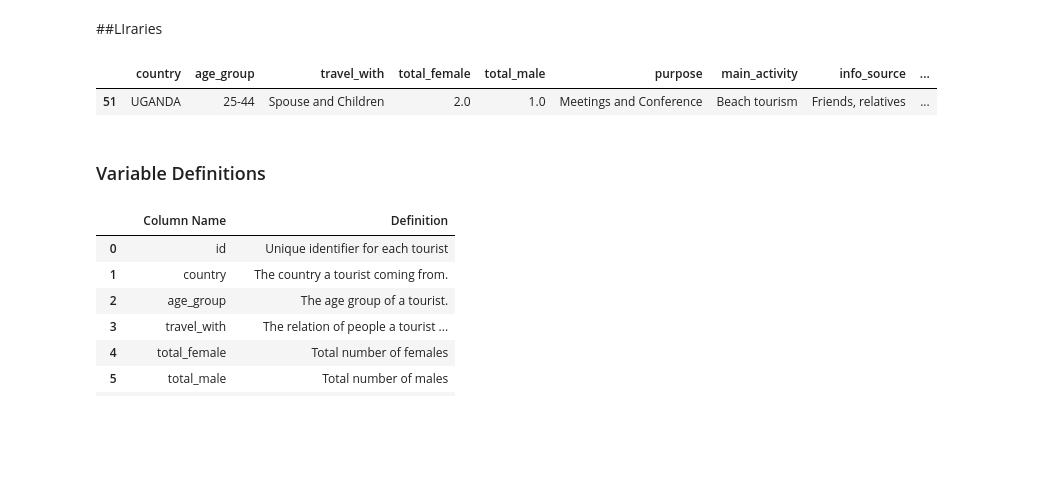
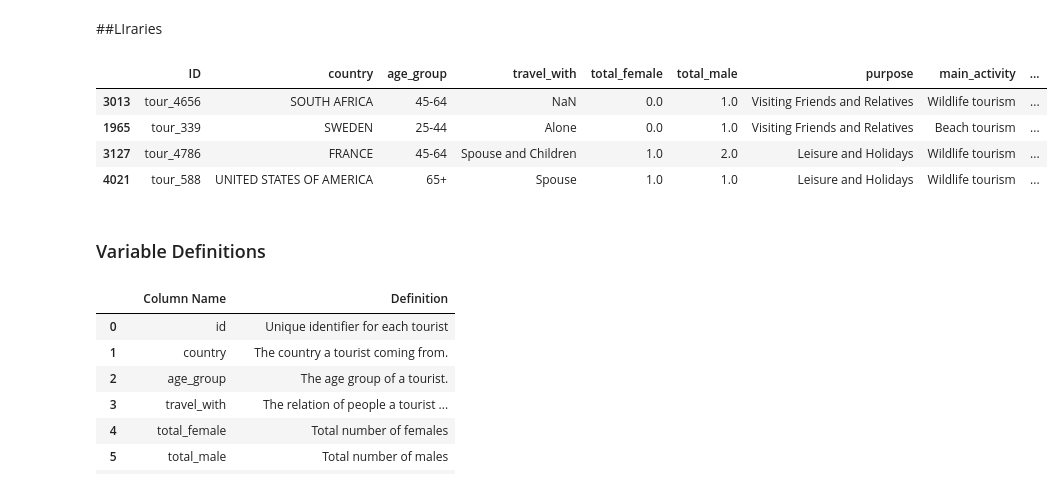
Before and after one commit to Nyotabenson/Tanzania_Tourism_Prediction, a Jupyter notebook: notebook1.ipynb, the cells around one changed output. Cells and saved outputs as stored; diff of their text form; code cells hidden in the pictures; blank space fills up the shorter version.

```diff
--- a/notebook1.ipynb
+++ b/notebook1.ipynb
@@ -15,10 +21,13 @@ pd.set_option('display.max_rows', None)
 # %%
 train = pd.read_csv('Train.csv')
 # %%
-train.sample()
+train.sample(4)
 # %% [output]
-|  | country | age_group | travel_with | total_female | total_male | purpose | main_activity | info_source | ... |
-| 51 | UGANDA | 25-44 | Spouse and Children | 2.0 | 1.0 | Meetings and Conference | Beach tourism | Friends, relatives | ... |
+|  | ID | country | age_group | travel_with | total_female | total_male | purpose | main_activity | ... |
+| 3013 | tour_4656 | SOUTH AFRICA | 45-64 | NaN | 0.0 | 1.0 | Visiting Friends and Relatives | Wildlife tourism | ... |
+| 1965 | tour_339 | SWEDEN | 25-44 | Alone | 0.0 | 1.0 | Visiting Friends and Relatives | Beach tourism | ... |
+| 3127 | tour_4786 | FRANCE | 45-64 | Spouse and Children | 1.0 | 2.0 | Leisure and Holidays | Wildlife tourism | ... |
+| 4021 | tour_588 | UNITED STATES OF AMERICA | 65+ | Spouse | 1.0 | 1.0 | Leisure and Holidays | Wildlife tourism | ... |
 # %% [markdown]
 ### Variable Definitions
 # %%
```
Also changed, not shown: parts of 5 cells of this notebook, 5 other files.
